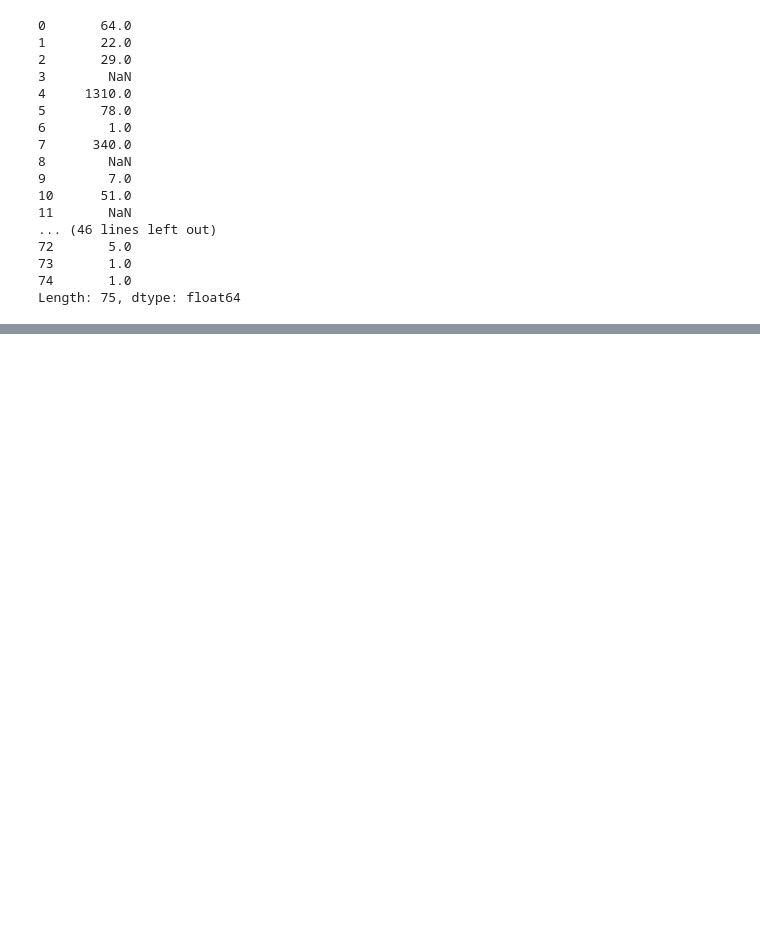
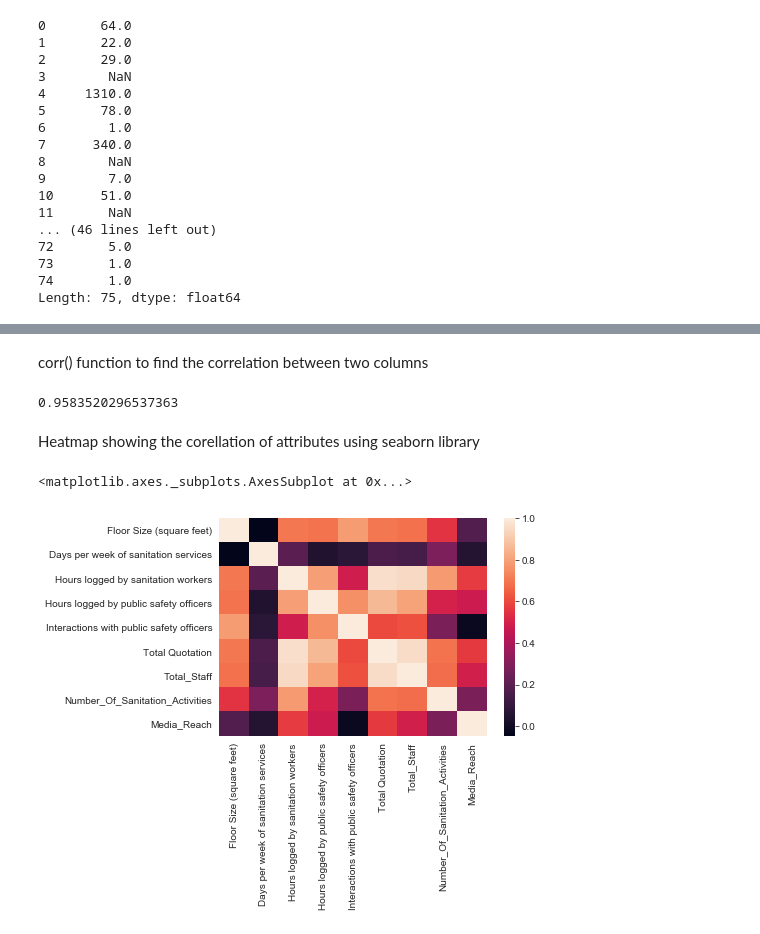
Before and after one commit to Pooja123667/Data-Pre-Processing-Practice, a Jupyter notebook: FY19_Bid-Trends_Prac.ipynb, the cells around one changed output, grey strips where cells are left out. Cells and saved outputs as stored; diff of their text form; code cells hidden in the pictures; blank space fills up the shorter version.

```diff
--- a/FY19_Bid-Trends_Prac.ipynb
+++ b/FY19_Bid-Trends_Prac.ipynb
@@ -266,3 +297,3 @@ Length: 75, dtype: float64
 # %%
-Beautification_Activities = Beautification_Activities.fillna("0")
+df['Beautification_Activities'] = df['Beautification_Activities'].fillna("0")
 # %%
@@ -290,3 +321,7 @@ Length: 75, dtype: object
+# %%
+df['Media_Reach'] = df['Social media followers'] + df['Marketing materials distributed'] + (df['Public events coordinated']*df['Estimated attendees to public events coordinated'])
+#media_reach column made by Social media followers'] + df['Marketing materials distributed'] +
+#(df['Public events coordinated']*df['Estimated attendees to public events coordinated'])
 # %%
-Media_Reach = df['Social media followers'] + df['Marketing materials distributed'] + (df['Public events coordinated']*df['Estimated attendees to public events coordinated'])
+df.drop(['Social media followers','Marketing materials distributed','Public events coordinated','Estimated attendees to public events coordinated'],axis=1,inplace=True)
 # %%
@@ -311,0 +352,16 @@ Length: 75, dtype: int64
+# %%
+df.drop(['Special event charges',
+         'Miscellaneous charges',
+         'Sanitation expenses',
+         'Public safety expenses',
+         'Marketing, holiday lighting, and special event expenses',
+         'Streetscape & beautification expenses',
+         'Salaries',
+         'Outside contractor expenses',
+         'Insurance costs',
+         'Rent and utilities',
+         'Supplies and equipment costs',
+        'Other G&A expenses'],axis=1,inplace=True)
+
+
+#Removing unnecessary event charges by the company
@@ -311,0 +380,17 @@ Length: 75, dtype: int64
+# %% [markdown]
+corr() function
+to find the correlation between two columns
+# %%
+df['Total_Staff'].corr(df['Total Quotation'])
+
+#Corellation between Total_Staff  and Total Quotation by company
+# %% [output]
+0.9583520296537363
+# %% [markdown]
+Heatmap showing the corellation of attributes using seaborn library
+# %%
+a = df.corr()
+sns.heatmap(a)
+# %% [output]
+<matplotlib.axes._subplots.AxesSubplot at 0x...>
+[figure, added]
```
Also changed, not shown: parts of 43 cells of this notebook.
